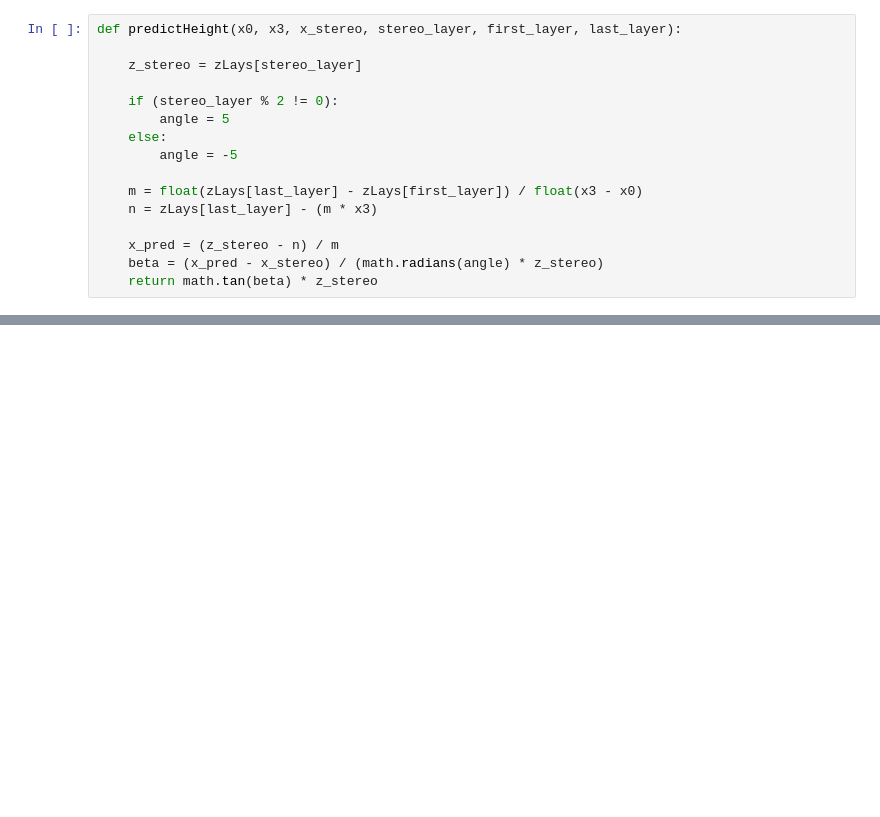
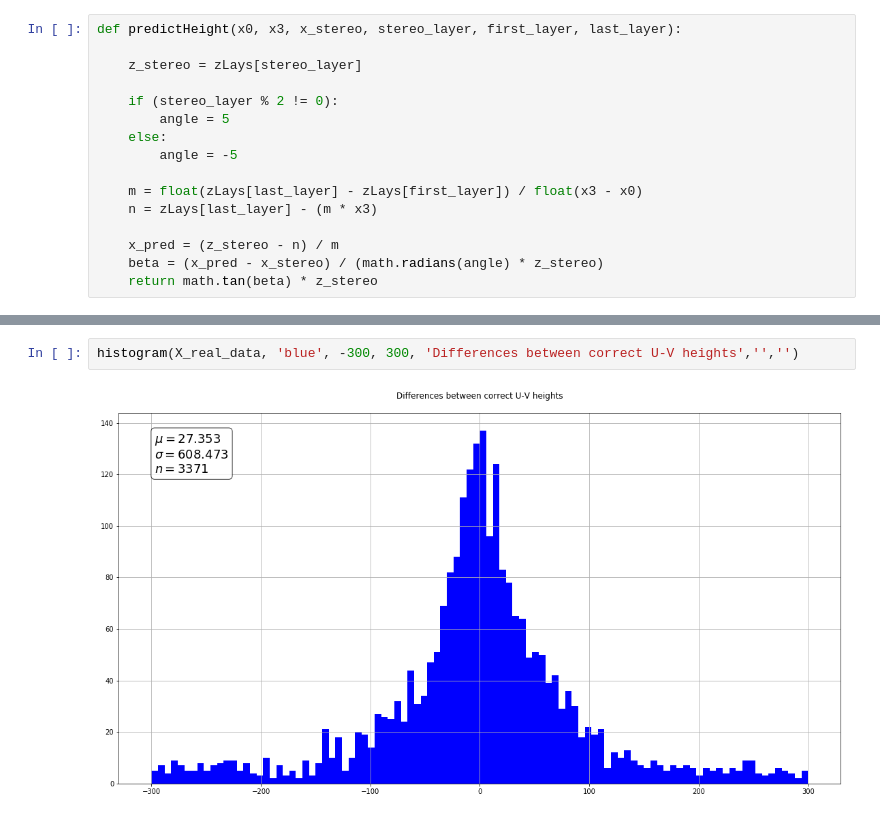
Before and after one commit to gabrielcammany/LHCb-CERN, a Jupyter notebook: notebooks/reconstruction/Track_Reconstruction.ipynb, the cells around one changed output, grey strips where cells are left out. Cells and saved outputs as stored; diff of their text form; blank space fills up the shorter version.

```diff
--- a/notebooks/reconstruction/Track_Reconstruction.ipynb
+++ b/notebooks/reconstruction/Track_Reconstruction.ipynb
@@ -570,0 +426,4 @@ mean_size += len(valid)
+# %%
+histogram(X_real_data, 'blue', -300, 300, 'Differences between correct U-V heights','','')
+# %% [output]
+[figure, added]
```
Also changed, not shown: parts of 21 cells of this notebook, 20 other files.
